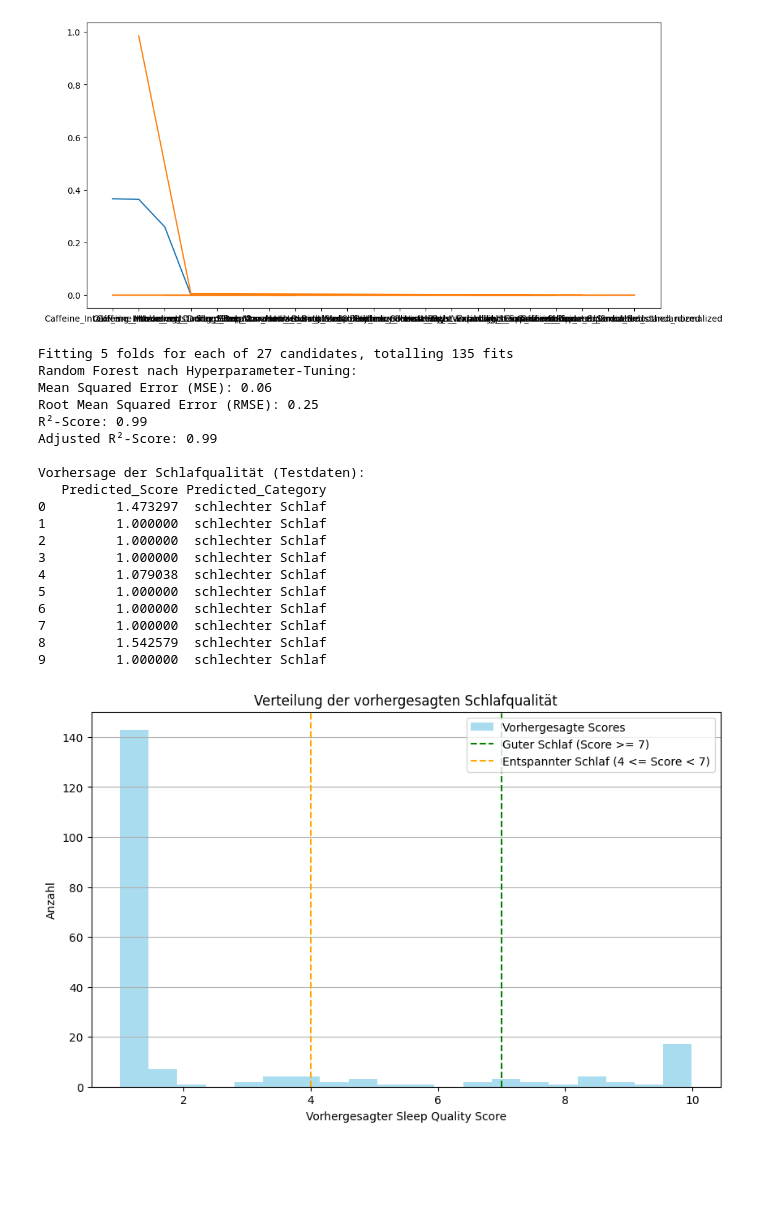
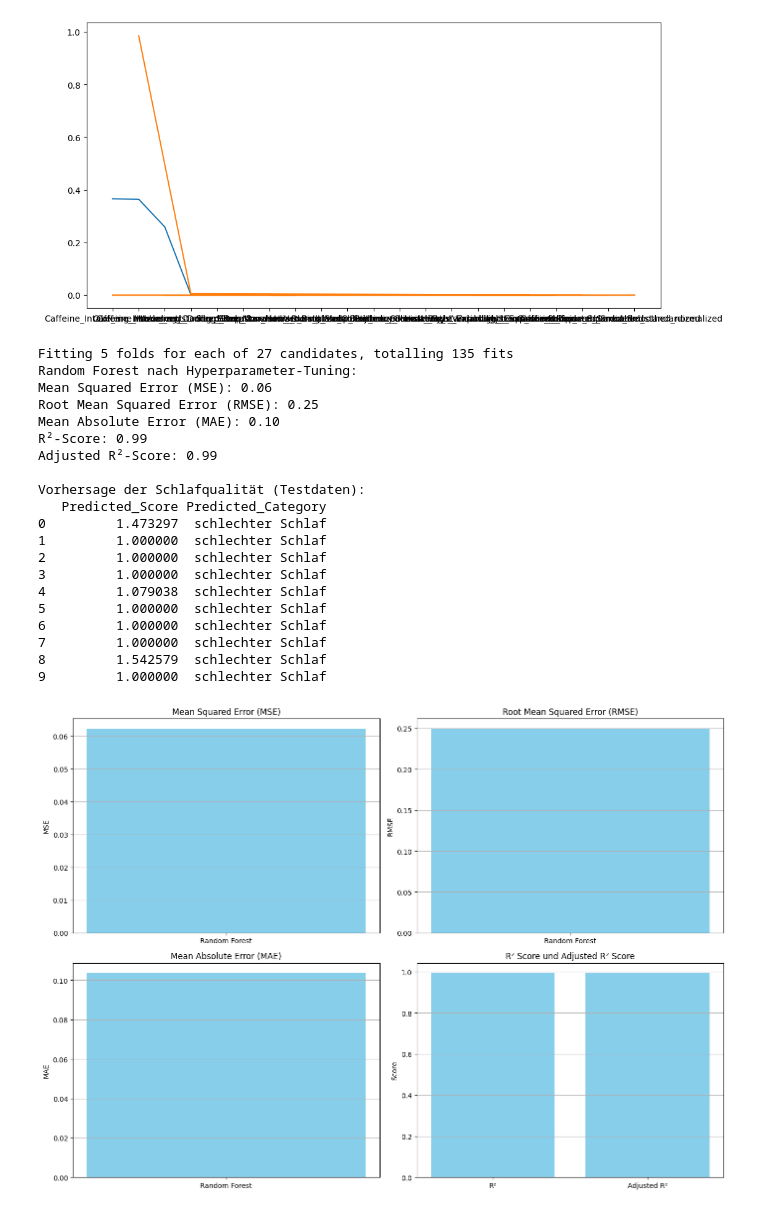
Before and after one commit to Gracing47/digethic_sleep_quality_project, a Jupyter notebook: notebooks/02_model_training.ipynb, the cells around one changed output. Drawn from its saved outputs; the diff is of its cells as text; code cells hidden in the pictures; blank space fills up the shorter version.

```diff
--- a/notebooks/02_model_training.ipynb
+++ b/notebooks/02_model_training.ipynb
@@ -178,7 +178,7 @@ import pandas as pd
 import numpy as np
 from sklearn.model_selection import train_test_split, GridSearchCV
 from sklearn.preprocessing import StandardScaler
-from sklearn.metrics import mean_squared_error, r2_score
+from sklearn.metrics import mean_squared_error, mean_absolute_error, r2_score
 from sklearn.ensemble import RandomForestRegressor
 import xgboost as xgb
 import matplotlib.pyplot as plt
@@ -221,16 +221,18 @@ y_pred_rf = best_rf.predict(X_test_scaled)
 
 # Berechnung der Metriken
 mse_rf = mean_squared_error(y_test, y_pred_rf)
-rmse_rf = np.sqrt(mse_rf)  # Root Mean Squared Error
+rmse_rf = np.sqrt(mse_rf)
+mae_rf = mean_absolute_error(y_test, y_pred_rf)
 r2_rf = r2_score(y_test, y_pred_rf)
 n = X_test.shape[0]
 p = X_test.shape[1]
-adjusted_r2_rf = 1 - (1 - r2_rf) * ((n - 1) / (n - p - 1))  # Adjusted R²
+adjusted_r2_rf = 1 - (1 - r2_rf) * (n - 1) / (n - p - 1)
 
 # Ergebnis anzeigen
 print(f"Random Forest nach Hyperparameter-Tuning:")
 print(f"Mean Squared Error (MSE): {mse_rf:.2f}")
 print(f"Root Mean Squared Error (RMSE): {rmse_rf:.2f}")
+print(f"Mean Absolute Error (MAE): {mae_rf:.2f}")
 print(f"R²-Score: {r2_rf:.2f}")
 print(f"Adjusted R²-Score: {adjusted_r2_rf:.2f}")
 
@@ -244,34 +246,65 @@ print("\nVorhersage der Schlafqualität (Testdaten):")
 print(predicted_results.head(10))
 
 # Ergebnisse visualisieren
+fig, axes = plt.subplots(2, 2, figsize=(14, 10))
+
+# MSE visualisieren
+axes[0, 0].bar(['Random Forest'], [mse_rf], color='skyblue')
+axes[0, 0].set_title('Mean Squared Error (MSE)')
+axes[0, 0].set_ylabel('MSE')
+axes[0, 0].grid(axis='y')
+
+# RMSE visualisieren
+axes[0, 1].bar(['Random Forest'], [rmse_rf], color='skyblue')
+axes[0, 1].set_title('Root Mean Squared Error (RMSE)')
+axes[0, 1].set_ylabel('RMSE')
+axes[0, 1].grid(axis='y')
+
+# MAE visualisieren
+axes[1, 0].bar(['Random Forest'], [mae_rf], color='skyblue')
+axes[1, 0].set_title('Mean Absolute Error (MAE)')
+axes[1, 0].set_ylabel('MAE')
+axes[1, 0].grid(axis='y')
+
+# R² und Adjusted R² visualisieren
+axes[1, 1].bar(['R²', 'Adjusted R²'], [r2_rf, adjusted_r2_rf], color='skyblue')
+axes[1, 1].set_title('R² Score und Adjusted R² Score')
+axes[1, 1].set_ylabel('Score')
+axes[1, 1].grid(axis='y')
+
+plt.tight_layout()
+plt.show()
+
+# Visualisierung der Verteilung der vorhergesagten Schlafqualität
 plt.figure(figsize=(10, 6))
 plt.hist(y_pred_rf, bins=20, alpha=0.7, label='Vorhergesagte Scores', color='skyblue')
 plt.axvline(x=7, color='green', linestyle='--', label='Guter Schlaf (Score >= 7)')
 plt.axvline(x=4, color='orange', linestyle='--', label='Entspannter Schlaf (4 <= Score < 7)')
 plt.xlabel('Vorhergesagter Sleep Quality Score')
 plt.ylabel('Anzahl')
 plt.title('Verteilung der vorhergesagten Schlafqualität')
 plt.legend()
 plt.grid(axis='y')
 plt.show()
 # %% [output]
 Fitting 5 folds for each of 27 candidates, totalling 135 fits
 Random Forest nach Hyperparameter-Tuning:
 Mean Squared Error (MSE): 0.06
 Root Mean Squared Error (RMSE): 0.25
+Mean Absolute Error (MAE): 0.10
 R²-Score: 0.99
 Adjusted R²-Score: 0.99
 
 Vorhersage der Schlafqualität (Testdaten):
    Predicted_Score Predicted_Category
 0         1.473297  schlechter Schlaf
 1         1.000000  schlechter Schlaf
 2         1.000000  schlechter Schlaf
 3         1.000000  schlechter Schlaf
 4         1.079038  schlechter Schlaf
 5         1.000000  schlechter Schlaf
 6         1.000000  schlechter Schlaf
 7         1.000000  schlechter Schlaf
 8         1.542579  schlechter Schlaf
 9         1.000000  schlechter Schlaf
-[figure, old version]
+[figure, new version]
```
Also changed, not shown: parts of 1 cell of this notebook.
